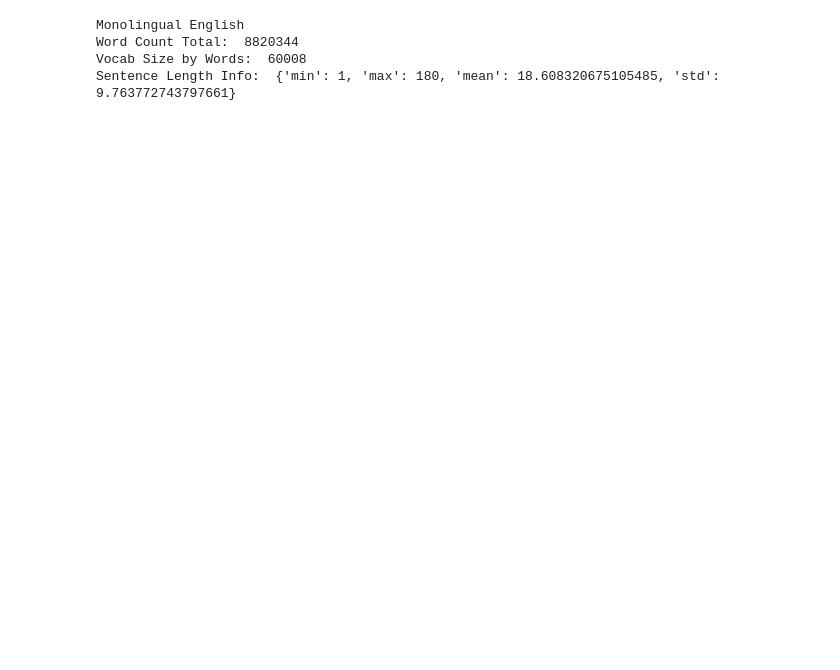
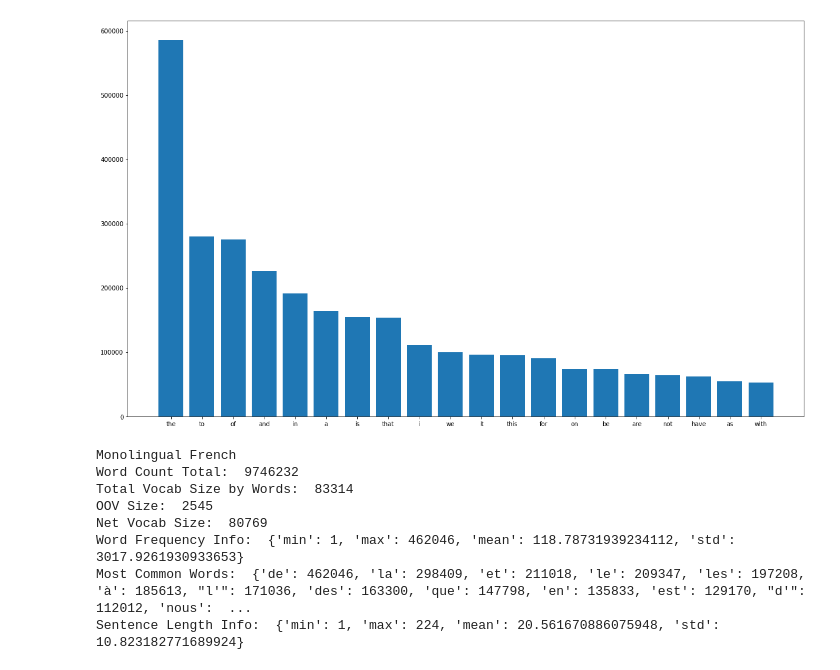
Before and after one commit to akshayrana30/Low-Resources-Machine-Translation, a Jupyter notebook: data/Analysis.ipynb, the cells around one changed output. Cells and saved outputs as stored; diff of their text form; code cells hidden in the pictures; blank space fills up the shorter version.

```diff
--- a/data/Analysis.ipynb
+++ b/data/Analysis.ipynb
@@ -5,20 +77,58 @@ import matplotlib.pyplot as plt
+# %%
+plt.figure(figsize=[20,12])
+plt.bar(top.keys(), top.values())
+plt.show()
+# %% [output]
+[figure, added]
 # %%
-print("Monolingual English")
+print("Monolingual French")
 bow = []
 sentence_length = []
-with open('../processed/unaligned.en', "r") as text_file:
+vocab_alpha = {}
+OOV = {}
+with open('data/unaligned.fr', "r") as text_file:
     for line in text_file:
         stripped_line = line.strip()
         bow.extend(stripped_line.split())
         sentence_length.append(len(stripped_line.split()))
+
+# Word Count + Dictionary
 print("Word Count Total: ", sum(sentence_length))
 vocab = pd.DataFrame(list(zip(bow, bow, [1] * len(bow))), columns =['Word', 'Token','Count']).groupby('Word',sort=False)['Token'].count().to_dict()
-print("Vocab Size by Words: ", len(vocab))
+for word, count in vocab.items():
+    if any(c.isalpha() for c in word):
+        vocab_alpha[word] = count
+    else:
+        OOV[word] = count
+print("Total Vocab Size by Words: ", len(vocab))
+print("OOV Size: ", len(OOV))
+print("Net Vocab Size: ", len(vocab_alpha))
+
+# Word Frequency
+wf = np.asarray(list(vocab_alpha.values()))
+wf_metrics = {"min": np.amin(wf), "max": np.amax(wf), "mean": np.mean(wf), "std": np.std(wf)}
+print("Word Frequency Info: ", wf_metrics)
+
+# Most Frequent Words
+sorted_vocab = dict(sorted(vocab_alpha.items(), key=operator.itemgetter(1),reverse=True))
+top = dict(itertools.islice(sorted_vocab.items(), 20))
+print("Most Common Words: ", top)
+
+# Sentence Lengths
 sl = np.asarray(sentence_length)
 sentence_len_metrics = {"min": np.amin(sl), "max": np.amax(sl), "mean": np.mean(sl), "std": np.std(sl)}
-print("Sentence Length Info: ", sentence_len_metrics)
+print("Sentence Length Info: ",sentence_len_metrics)
+
+# Append to metadata
+sl_set.append(sl)
+OOV_count_set.append(len(OOV))
+vocab_count_set.append(len(vocab_alpha))
 # %% [output]
-Monolingual English
-Word Count Total:  8820344
-Vocab Size by Words:  60008
-Sentence Length Info:  {'min': 1, 'max': 180, 'mean': 18.608320675105485, 'std': 9.763772743797661}
+Monolingual French
+Word Count Total:  9746232
+Total Vocab Size by Words:  83314
+OOV Size:  2545
+Net Vocab Size:  80769
+Word Frequency Info:  {'min': 1, 'max': 462046, 'mean': 118.78731939234112, 'std': 3017.9261930933653}
+Most Common Words:  {'de': 462046, 'la': 298409, 'et': 211018, 'le': 209347, 'les': 197208, 'à': 185613, "l'": 171036, 'des': 163300, 'que': 147798, 'en': 135833, 'est': 129170, "d'": 112012, 'nous':  ...
+Sentence Length Info:  {'min': 1, 'max': 224, 'mean': 20.561670886075948, 'std': 10.823182771689924}
```
Also changed, not shown: parts of 17 cells of this notebook.
